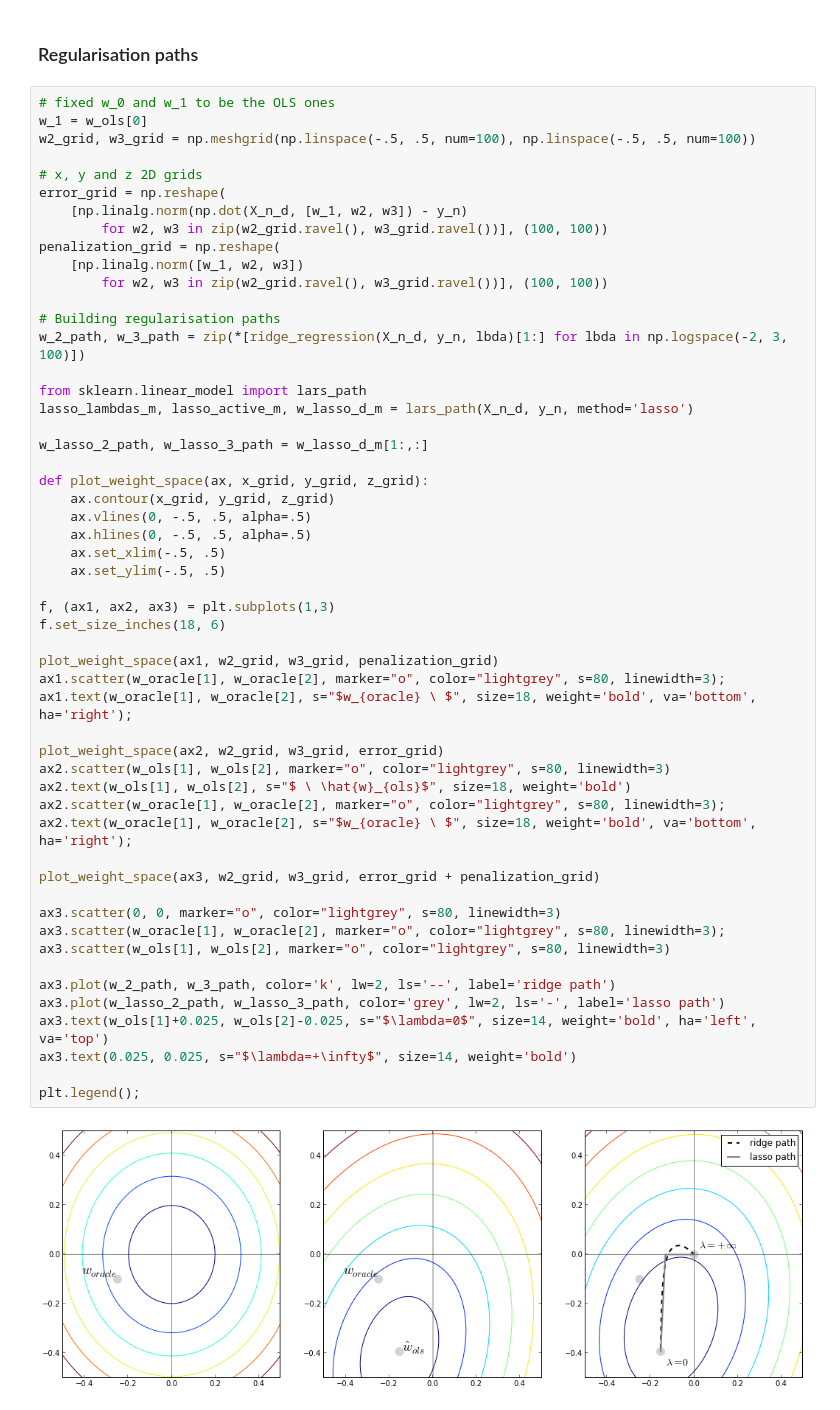
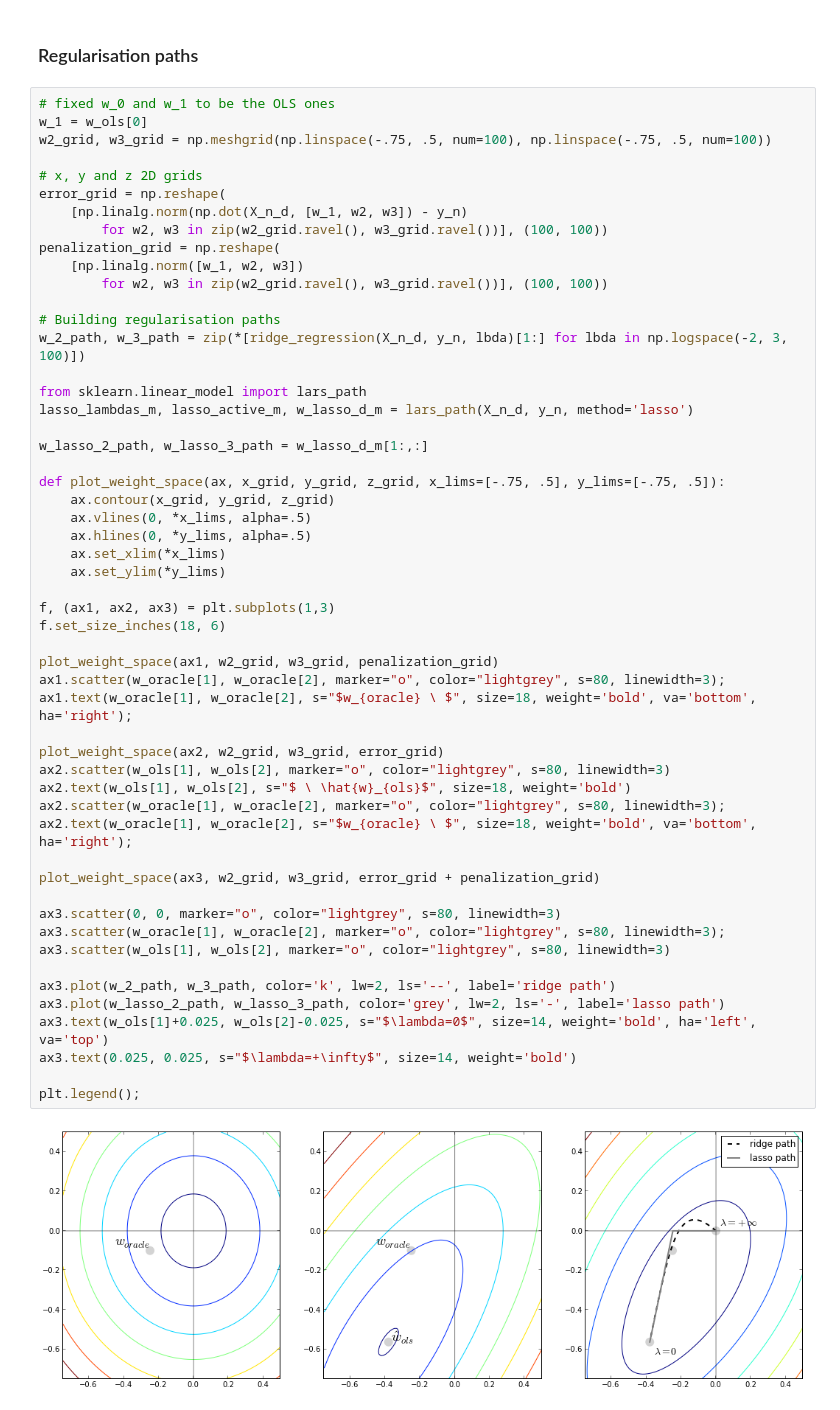
Before and after one commit to pilipolio/20130624_RegressionAndBiasVarianceTalk, a Jupyter notebook: LinearRegression.ipynb, the cells around one changed output. Drawn from its saved outputs; the diff is of its cells as text.

```diff
--- a/LinearRegression.ipynb
+++ b/LinearRegression.ipynb
@@ -204,7 +204,7 @@ plt.figsize(8, 6)
 # %%
 # fixed w_0 and w_1 to be the OLS ones
 w_1 = w_ols[0]
-w2_grid, w3_grid = np.meshgrid(np.linspace(-.5, .5, num=100), np.linspace(-.5, .5, num=100))
+w2_grid, w3_grid = np.meshgrid(np.linspace(-.75, .5, num=100), np.linspace(-.75, .5, num=100))
 
 # x, y and z 2D grids
 error_grid = np.reshape(
@@ -222,40 +222,40 @@ lasso_lambdas_m, lasso_active_m, w_lasso_d_m = lars_path(X_n_d, y_n, method='las
 
 w_lasso_2_path, w_lasso_3_path = w_lasso_d_m[1:,:]
 
-def plot_weight_space(ax, x_grid, y_grid, z_grid):
+def plot_weight_space(ax, x_grid, y_grid, z_grid, x_lims=[-.75, .5], y_lims=[-.75, .5]):
     ax.contour(x_grid, y_grid, z_grid)
-    ax.vlines(0, -.5, .5, alpha=.5)
-    ax.hlines(0, -.5, .5, alpha=.5)
-    ax.set_xlim(-.5, .5)
-    ax.set_ylim(-.5, .5)
+    ax.vlines(0, *x_lims, alpha=.5)
+    ax.hlines(0, *y_lims, alpha=.5)
+    ax.set_xlim(*x_lims)
+    ax.set_ylim(*y_lims)
 
 f, (ax1, ax2, ax3) = plt.subplots(1,3)
 f.set_size_inches(18, 6)
 
 plot_weight_space(ax1, w2_grid, w3_grid, penalization_grid)
 ax1.scatter(w_oracle[1], w_oracle[2], marker="o", color="lightgrey", s=80, linewidth=3);
 ax1.text(w_oracle[1], w_oracle[2], s="$w_{oracle} \ $", size=18, weight='bold', va='bottom', ha='right');
 
 plot_weight_space(ax2, w2_grid, w3_grid, error_grid)
 ax2.scatter(w_ols[1], w_ols[2], marker="o", color="lightgrey", s=80, linewidth=3)
 ax2.text(w_ols[1], w_ols[2], s="$ \ \hat{w}_{ols}$", size=18, weight='bold')
 ax2.scatter(w_oracle[1], w_oracle[2], marker="o", color="lightgrey", s=80, linewidth=3);
 ax2.text(w_oracle[1], w_oracle[2], s="$w_{oracle} \ $", size=18, weight='bold', va='bottom', ha='right');
 
 plot_weight_space(ax3, w2_grid, w3_grid, error_grid + penalization_grid)
 
 ax3.scatter(0, 0, marker="o", color="lightgrey", s=80, linewidth=3)
 ax3.scatter(w_oracle[1], w_oracle[2], marker="o", color="lightgrey", s=80, linewidth=3);
 ax3.scatter(w_ols[1], w_ols[2], marker="o", color="lightgrey", s=80, linewidth=3)
 
 ax3.plot(w_2_path, w_3_path, color='k', lw=2, ls='--', label='ridge path')
 ax3.plot(w_lasso_2_path, w_lasso_3_path, color='grey', lw=2, ls='-', label='lasso path')
 ax3.text(w_ols[1]+0.025, w_ols[2]-0.025, s="$\lambda=0$", size=14, weight='bold', ha='left', va='top')
 ax3.text(0.025, 0.025, s="$\lambda=+\infty$", size=14, weight='bold')
 
 plt.legend();
 # %% [output]
-[figure, old version]
+[figure, new version]
 # %% [markdown]
 ## Model selection and the Bias-Variance trade-off
 
```
Also changed, not shown: parts of 8 cells of this notebook.
